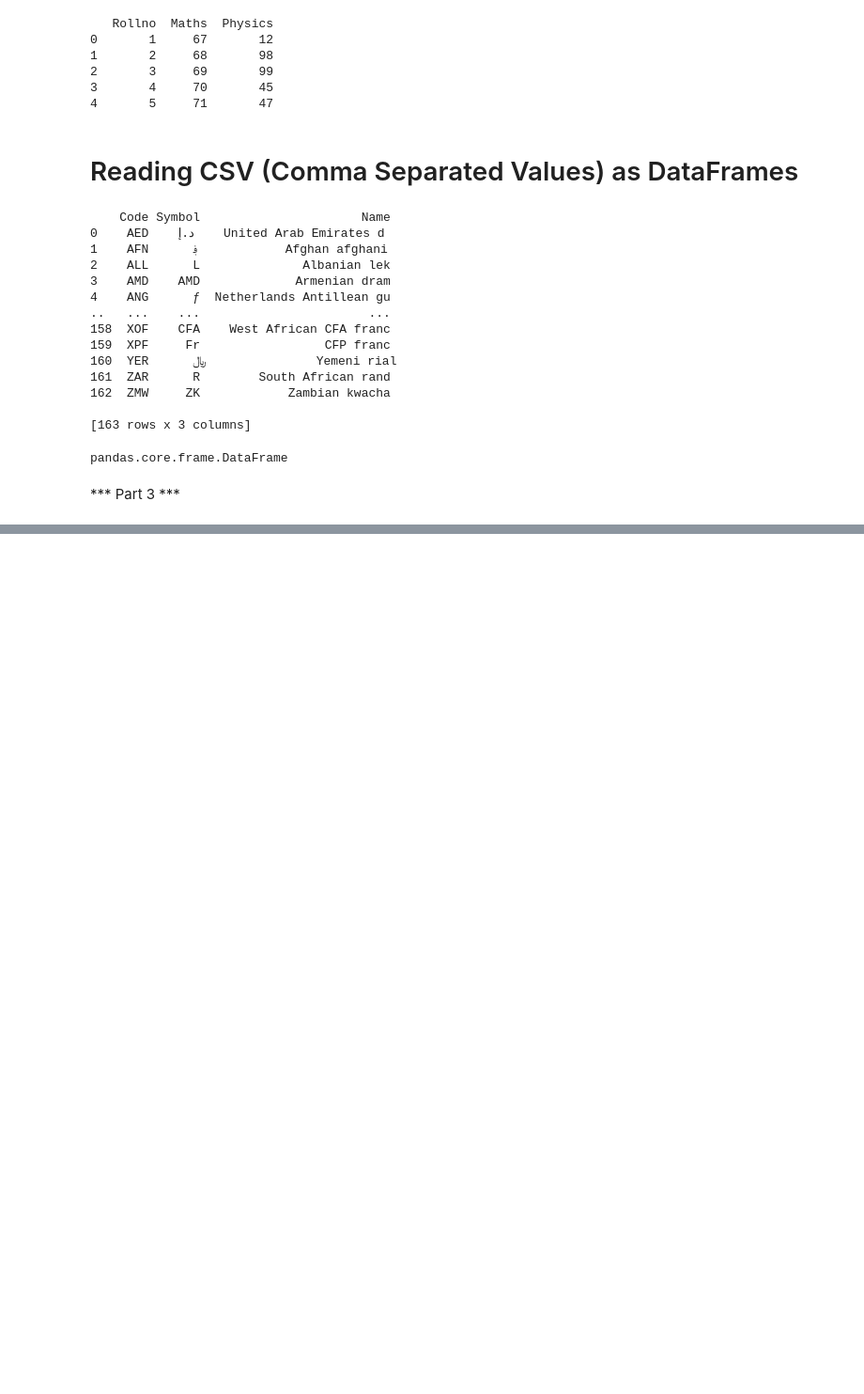
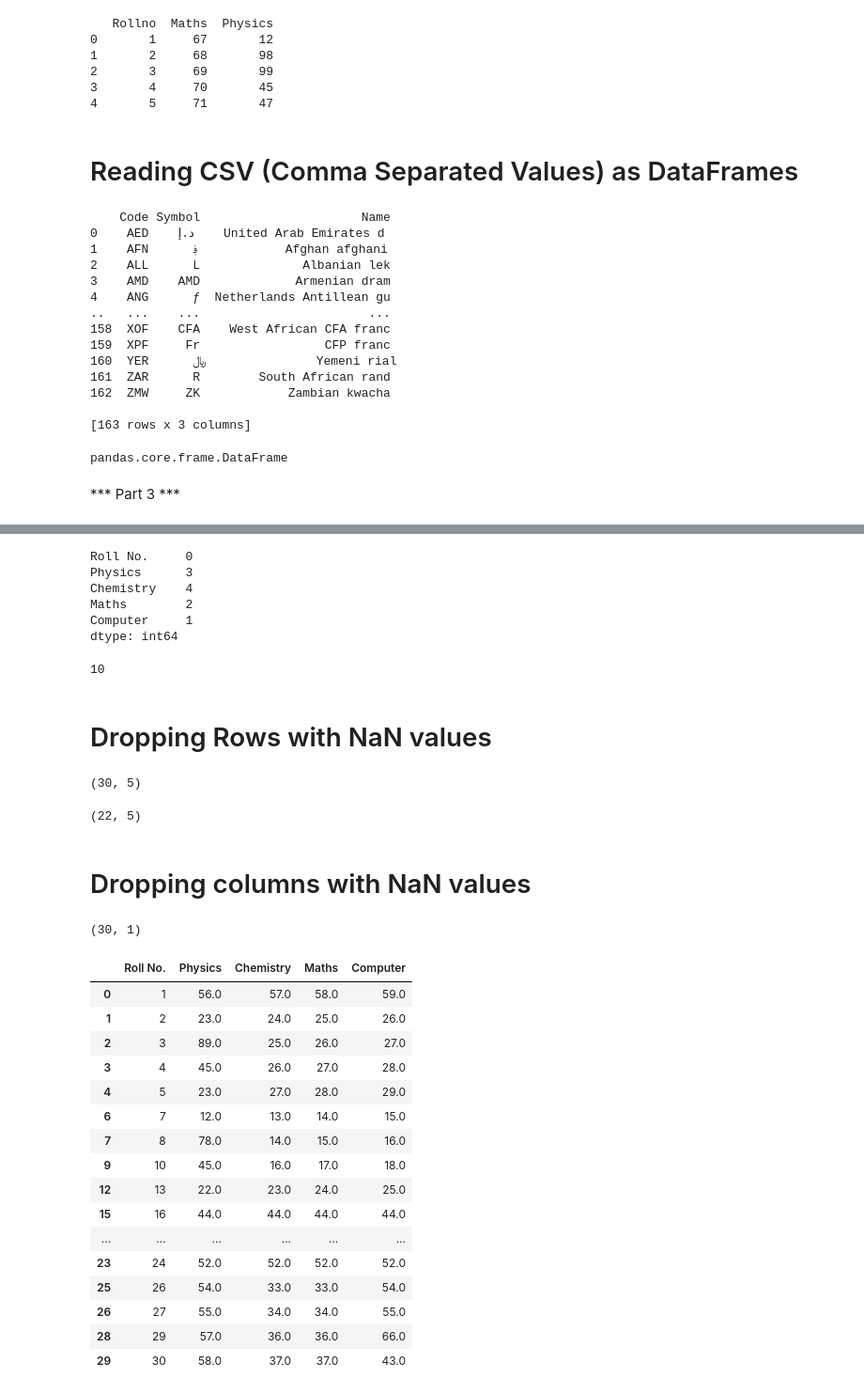
Before and after one commit to joyjeetcoding/python, a Jupyter notebook: pandaslib.ipynb, the cells around one changed output, grey strips where cells are left out. Shown at 94% size. Cells and saved outputs as stored; diff of their text form; code cells hidden in the pictures; blank space fills up the shorter version.

```diff
--- a/pandaslib.ipynb
+++ b/pandaslib.ipynb
@@ -187,0 +366,19 @@ pandas.core.frame.DataFrame
+# %%
+df.isnull().sum()
+# %% [output]
+Roll No.     0
+Physics      3
+Chemistry    4
+Maths        2
+Computer     1
+dtype: int64
+# %%
+df.isnull().sum().sum()
+# %% [output]
+10
+# %% [markdown]
+# Dropping Rows with NaN values
+# %%
+df.shape
+# %% [output]
+(30, 5)
@@ -187,0 +387,6 @@ pandas.core.frame.DataFrame
+# %%
+df2.shape
+# %% [output]
+(22, 5)
+# %% [markdown]
+# Dropping columns with NaN values
@@ -187,0 +395,24 @@ pandas.core.frame.DataFrame
+# %%
+df3.shape
+# %% [output]
+(30, 1)
+# %%
+df.dropna(how = 'any')    #if any row value is null, remove that row
+# %% [output]
+|  | Roll No. | Physics | Chemistry | Maths | Computer |
+| 0 | 1 | 56.0 | 57.0 | 58.0 | 59.0 |
+| 1 | 2 | 23.0 | 24.0 | 25.0 | 26.0 |
+| 2 | 3 | 89.0 | 25.0 | 26.0 | 27.0 |
+| 3 | 4 | 45.0 | 26.0 | 27.0 | 28.0 |
+| 4 | 5 | 23.0 | 27.0 | 28.0 | 29.0 |
+| 6 | 7 | 12.0 | 13.0 | 14.0 | 15.0 |
+| 7 | 8 | 78.0 | 14.0 | 15.0 | 16.0 |
+| 9 | 10 | 45.0 | 16.0 | 17.0 | 18.0 |
+| 12 | 13 | 22.0 | 23.0 | 24.0 | 25.0 |
+| 15 | 16 | 44.0 | 44.0 | 44.0 | 44.0 |
+| ... | ... | ... | ... | ... | ... |
+| 23 | 24 | 52.0 | 52.0 | 52.0 | 52.0 |
+| 25 | 26 | 54.0 | 33.0 | 33.0 | 54.0 |
+| 26 | 27 | 55.0 | 34.0 | 34.0 | 55.0 |
+| 28 | 29 | 57.0 | 36.0 | 36.0 | 66.0 |
+| 29 | 30 | 58.0 | 37.0 | 37.0 | 43.0 |
```
Also changed, not shown: parts of 37 cells of this notebook, 5 other files.
